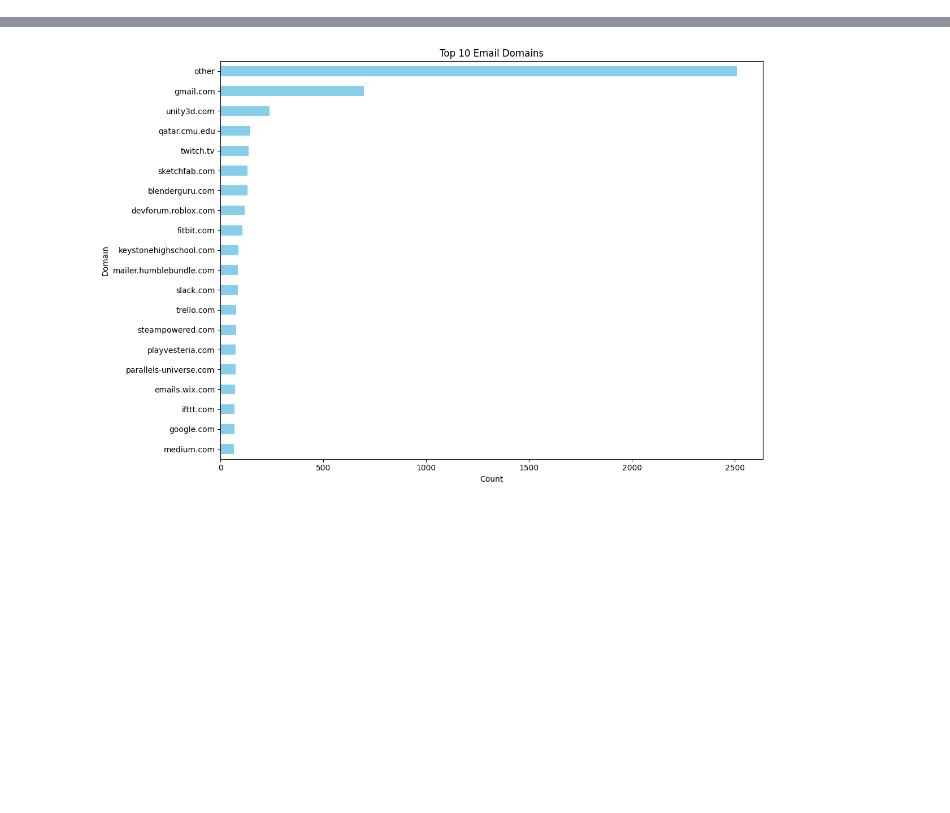
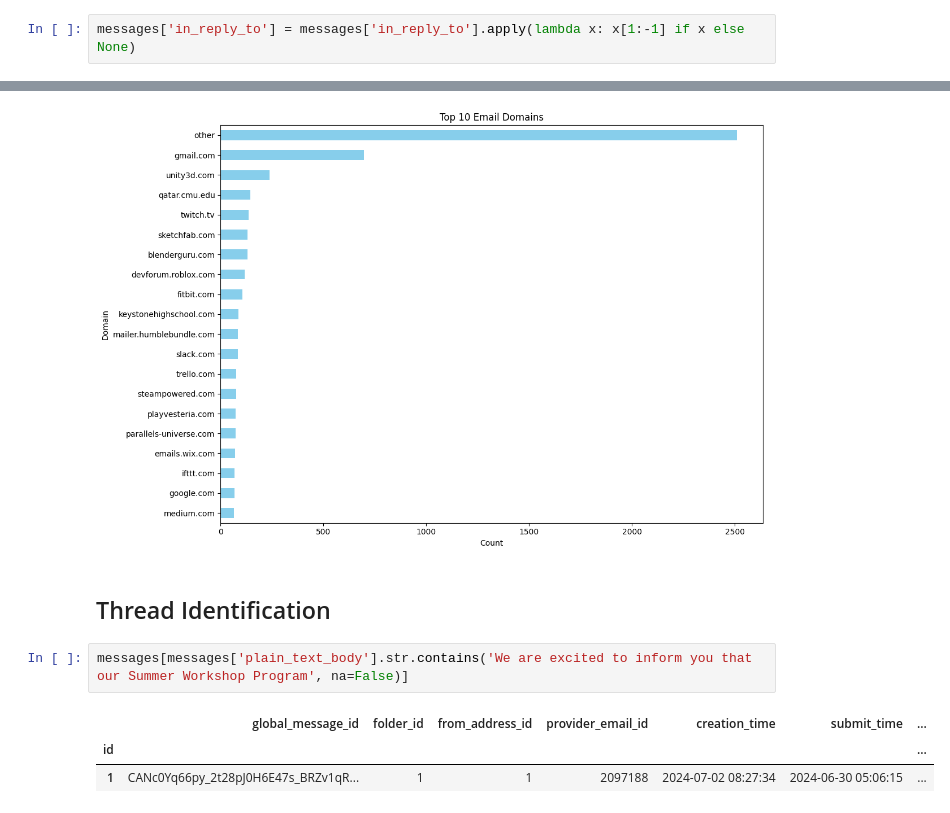
Before and after one commit to belalmn/qib_email_analysis, a Jupyter notebook: email_analysis.ipynb, the cells around one changed output, grey strips where cells are left out. Cells and saved outputs as stored; diff of their text form; blank space fills up the shorter version.

Commit message:
Added thread analysis, debug notebook

```diff
--- a/email_analysis.ipynb
+++ b/email_analysis.ipynb
@@ -82,3 +84,5 @@ messages["plain_text_body"] = messages["plain_text_body"].apply(lambda x: None i
+# %%
+messages['in_reply_to'] = messages['in_reply_to'].apply(lambda x: x[1:-1] if x else None)
 # %% [markdown]
 ## Investigating Email Bodies
 # %% [markdown]
@@ -171,3 +175,11 @@ plt.tight_layout()
 plt.show()
 # %% [output]
 [figure]
+# %% [markdown]
+## Thread Identification
+# %%
+messages[messages['plain_text_body'].str.contains('We are excited to inform you that our Summer Workshop Program', na=False)]
+# %% [output]
+|  | global_message_id | folder_id | from_address_id | provider_email_id | creation_time | submit_time | ... |
+| id |  |  |  |  |  |  | ... |
+| 1 | CANc0Yq66py_2t28pJ0H6E47s_BRZv1qR... | 1 | 1 | 2097188 | 2024-07-02 08:27:34 | 2024-06-30 05:06:15 | ... |
```
Also changed, not shown: parts of 6 cells of this notebook, 3 other files.
